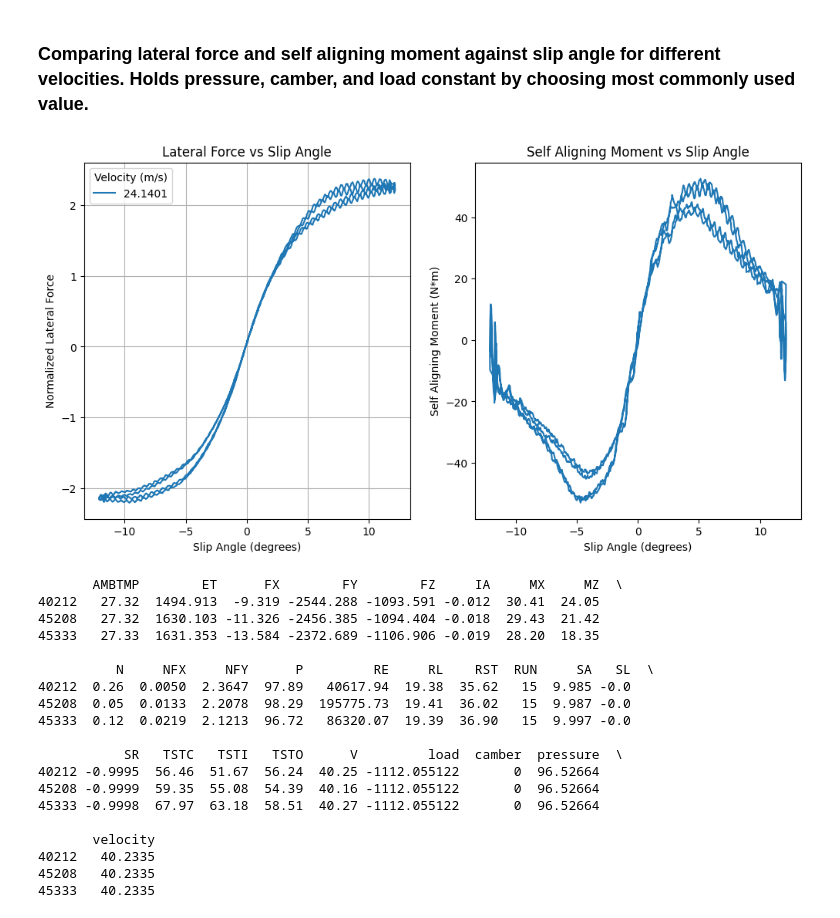
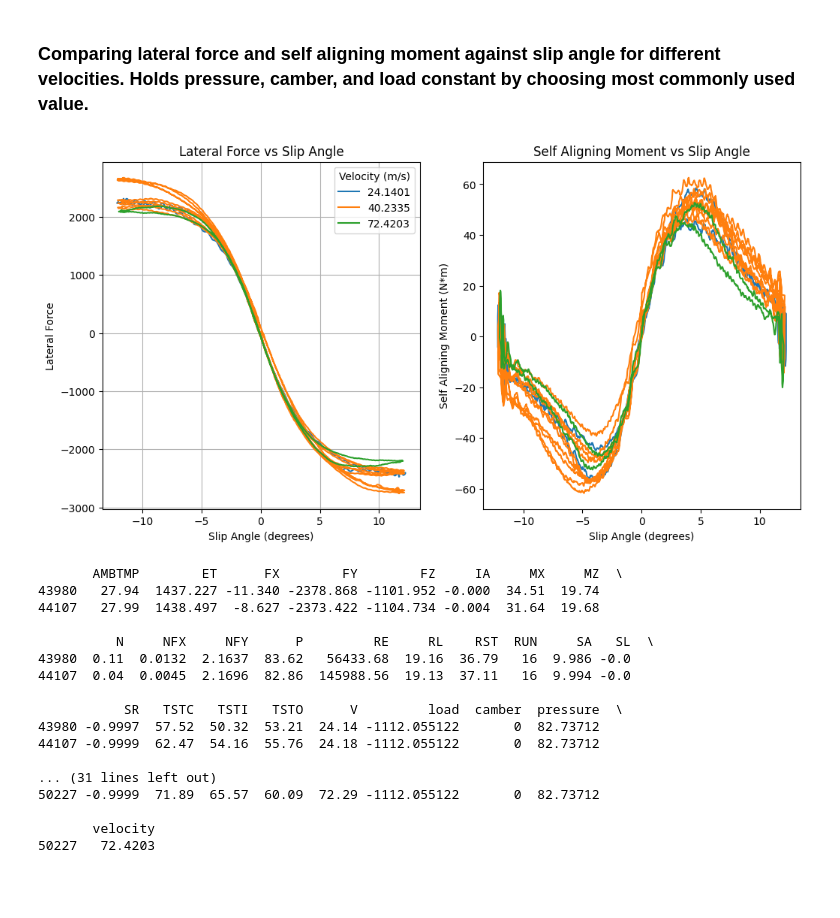
Before and after one commit to jackskmyers/Tire-Data-Analysis, a Jupyter notebook: rear_cornering_analysis.ipynb, the cells around one changed output. Cells and saved outputs as stored; diff of their text form; code cells hidden in the pictures; blank space fills up the shorter version.

Commit message:
Making the plots hav both run1 and run2

```diff
--- a/rear_cornering_analysis.ipynb
+++ b/rear_cornering_analysis.ipynb
@@ -17,7 +17,12 @@ import data_helpers
 # %% [markdown]
 ### Import tire data & Show distribution of samples on variable sweeps
 # %%
-df = data_helpers.import_data(sio.loadmat("tire_data/processed_data/cornering_2021_rears.mat"))
+run_numbers = [1, 2]
+file_name = "tire_data/processed_data/cornering_hoosier_lc10_16x7-5_10x8_run{0}.mat"
+
+datas = [sio.loadmat(file_name.format(str(run_num))) for run_num in run_numbers]
+
+df = data_helpers.import_datas(datas)
 
 print(df)
 
@@ -44,11 +65,11 @@ plt.figure(figsize=(12,6))
 plt.subplot(1, 2, 1)
 
 for i, g in temp_df.groupby(["pressure"]):
-    plt.plot(g["SA"], g["NFY"])
+    plt.plot(g["SA"], g["FY"])
 plt.legend(variable_sweeps["pressure"]["sweep"], title = "Pressure (kPa)")
 plt.title("Lateral Force vs Slip Angle")
 plt.xlabel("Slip Angle (degrees)")
-plt.ylabel("Normalized Lateral Force")
+plt.ylabel("Lateral Force")
 plt.grid()
 plt.subplot(1, 2, 2)
 for i, g in temp_df.groupby(["pressure"]):
@@ -74,11 +95,11 @@ plt.figure(figsize=(12,6))
 plt.subplot(1, 2, 1)
 
 for i, g in temp_df.groupby(["camber"]):
-    plt.plot(g["SA"], g["NFY"])
+    plt.plot(g["SA"], g["FY"])
 plt.legend(variable_sweeps["camber"]["sweep"], title = "Camber (degrees)")
 plt.title("Lateral Force vs Slip Angle")
 plt.xlabel("Slip Angle (degrees)")
-plt.ylabel("Normalized Lateral Force")
+plt.ylabel("Lateral Force")
 plt.grid()
 plt.subplot(1, 2, 2)
 for i, g in temp_df.groupby(["camber"]):
@@ -102,24 +123,24 @@ for variable, info in variable_sweeps.items():
 # %%
 plt.figure(figsize=(12,6))
 plt.subplot(1, 2, 1)
 
 for i, g in temp_df.groupby(["velocity"]):
-    plt.plot(g["SA"], g["NFY"])
+    plt.plot(g["SA"], g["FY"])
 plt.legend(variable_sweeps["velocity"]["sweep"], title = "Velocity (m/s)")
 plt.title("Lateral Force vs Slip Angle")
 plt.xlabel("Slip Angle (degrees)")
-plt.ylabel("Normalized Lateral Force")
+plt.ylabel("Lateral Force")
 plt.grid()
 plt.subplot(1, 2, 2)
 for i, g in temp_df.groupby(["velocity"]):
     plt.plot(g["SA"], g["MZ"])
 plt.title("Self Aligning Moment vs Slip Angle")
 plt.xlabel("Slip Angle (degrees)")
 plt.ylabel("Self Aligning Moment (N*m)")
 
 plt.show()
 # %% [output]
-[figure, old version]
+[figure, new version]
 # %%
 pd.set_option('display.max_columns', None)
 for i, g in temp_df.groupby(["velocity"]):
@@ -127,21 +148,19 @@ for i, g in temp_df.groupby(["velocity"]):
     print(h.head(), "\n")
 # %% [output]
        AMBTMP        ET      FX        FY        FZ     IA     MX     MZ  \
-40212   27.32  1494.913  -9.319 -2544.288 -1093.591 -0.012  30.41  24.05
-45208   27.32  1630.103 -11.326 -2456.385 -1094.404 -0.018  29.43  21.42
-45333   27.33  1631.353 -13.584 -2372.689 -1106.906 -0.019  28.20  18.35
+43980   27.94  1437.227 -11.340 -2378.868 -1101.952 -0.000  34.51  19.74
+44107   27.99  1438.497  -8.627 -2373.422 -1104.734 -0.004  31.64  19.68
 
           N     NFX     NFY      P         RE     RL    RST  RUN     SA   SL  \
-40212  0.26  0.0050  2.3647  97.89   40617.94  19.38  35.62   15  9.985 -0.0
-45208  0.05  0.0133  2.2078  98.29  195775.73  19.41  36.02   15  9.987 -0.0
-45333  0.12  0.0219  2.1213  96.72   86320.07  19.39  36.90   15  9.997 -0.0
+43980  0.11  0.0132  2.1637  83.62   56433.68  19.16  36.79   16  9.986 -0.0
+44107  0.04  0.0045  2.1696  82.86  145988.56  19.13  37.11   16  9.994 -0.0
 
            SR   TSTC   TSTI   TSTO      V         load  camber  pressure  \
-40212 -0.9995  56.46  51.67  56.24  40.25 -1112.055122       0  96.52664
-45208 -0.9999  59.35  55.08  54.39  40.16 -1112.055122       0  96.52664
-45333 -0.9998  67.97  63.18  58.51  40.27 -1112.055122       0  96.52664
+43980 -0.9997  57.52  50.32  53.21  24.14 -1112.055122       0  82.73712
+44107 -0.9999  62.47  54.16  55.76  24.18 -1112.055122       0  82.73712
+
+... (31 lines left out)
+50227 -0.9999  71.89  65.57  60.09  72.29 -1112.055122       0  82.73712
 
        velocity
-40212   40.2335
-45208   40.2335
-45333   40.2335
+50227   72.4203
```
Also changed, not shown: parts of 3 cells of this notebook, 6 other files.
